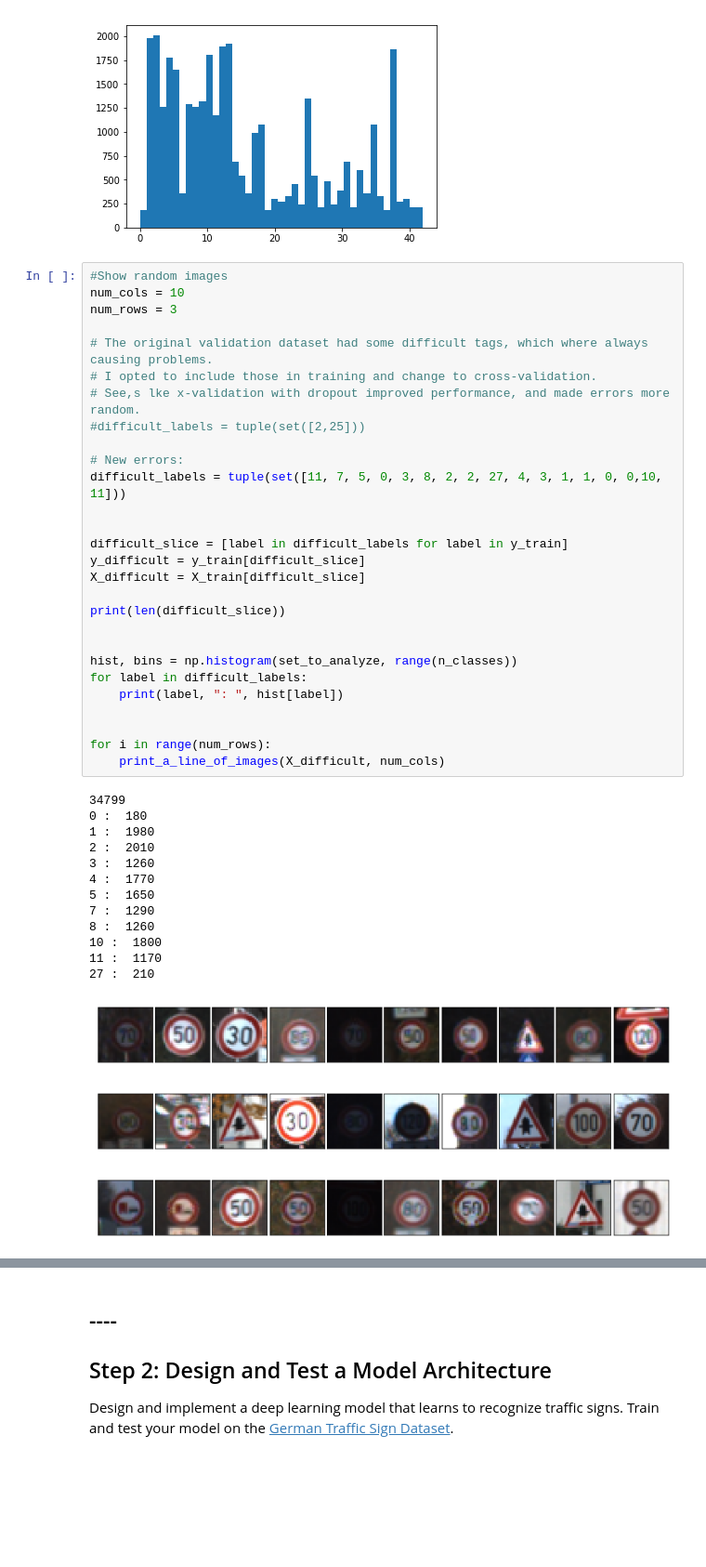
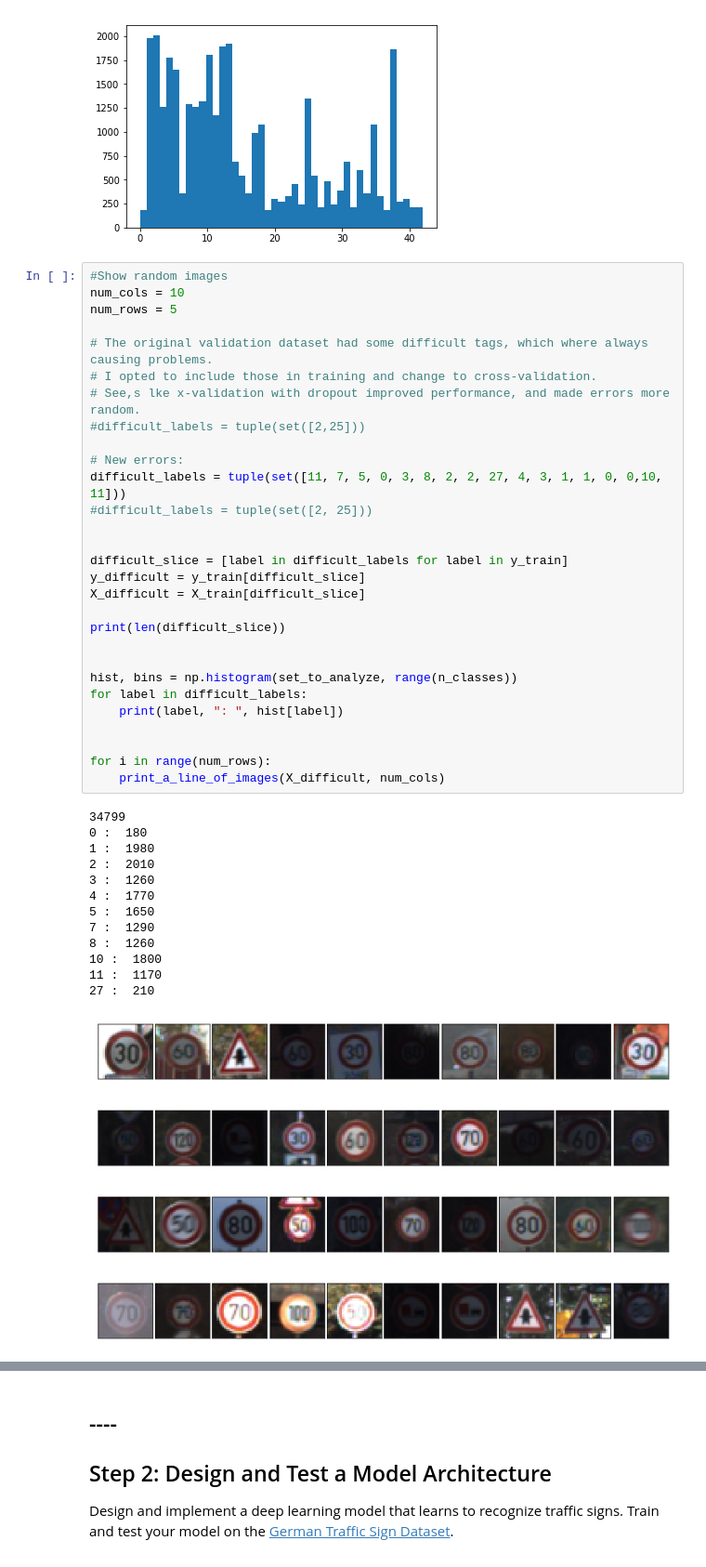
Before and after one commit to josemacenteno/CarND-Traffic-Sign-Classifier-Project, a Jupyter notebook: Traffic_Sign_Classifier.ipynb, the cells around one changed output, grey strips where cells are left out. Shown at 93% size. Cells and saved outputs as stored; diff of their text form; blank space fills up the shorter version.

```diff
--- a/Traffic_Sign_Classifier.ipynb
+++ b/Traffic_Sign_Classifier.ipynb
@@ -181,7 +179,7 @@ plt.show()
 # %%
 #Show random images
 num_cols = 10
-num_rows = 3
+num_rows = 5
 
 # The original validation dataset had some difficult tags, which where always causing problems.
 # I opted to include those in training and change to cross-validation.
@@ -190,35 +188,37 @@ num_rows = 3
 
 # New errors:
 difficult_labels = tuple(set([11, 7, 5, 0, 3, 8, 2, 2, 27, 4, 3, 1, 1, 0, 0,10, 11]))
+#difficult_labels = tuple(set([2, 25]))
 
 
 difficult_slice = [label in difficult_labels for label in y_train]
 y_difficult = y_train[difficult_slice]
 X_difficult = X_train[difficult_slice]
 
 print(len(difficult_slice))
 
 
 hist, bins = np.histogram(set_to_analyze, range(n_classes))
 for label in difficult_labels:
     print(label, ": ", hist[label])
 
 
 for i in range(num_rows):
     print_a_line_of_images(X_difficult, num_cols)
 # %% [output]
 34799
 0 :  180
 1 :  1980
 2 :  2010
 3 :  1260
 4 :  1770
 5 :  1650
 7 :  1290
 8 :  1260
 10 :  1800
 11 :  1170
 27 :  210
-[figure, old version]
+[figure, new version]
-[figure, old version]
+[figure, new version]
-[figure, old version]
+[figure, new version]
+[figure, added]
```
Also changed, not shown: parts of 11 cells of this notebook, 1 other file.
